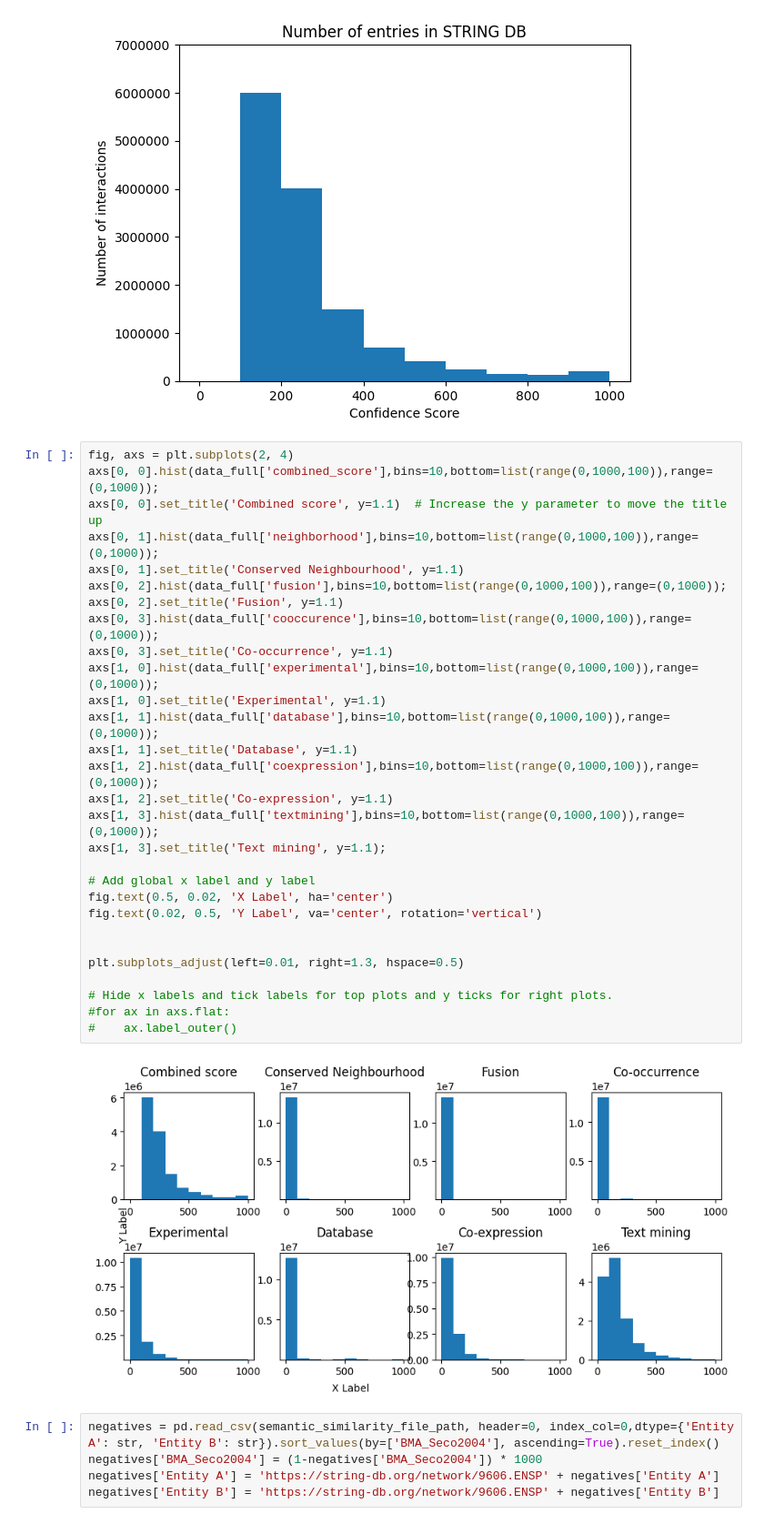
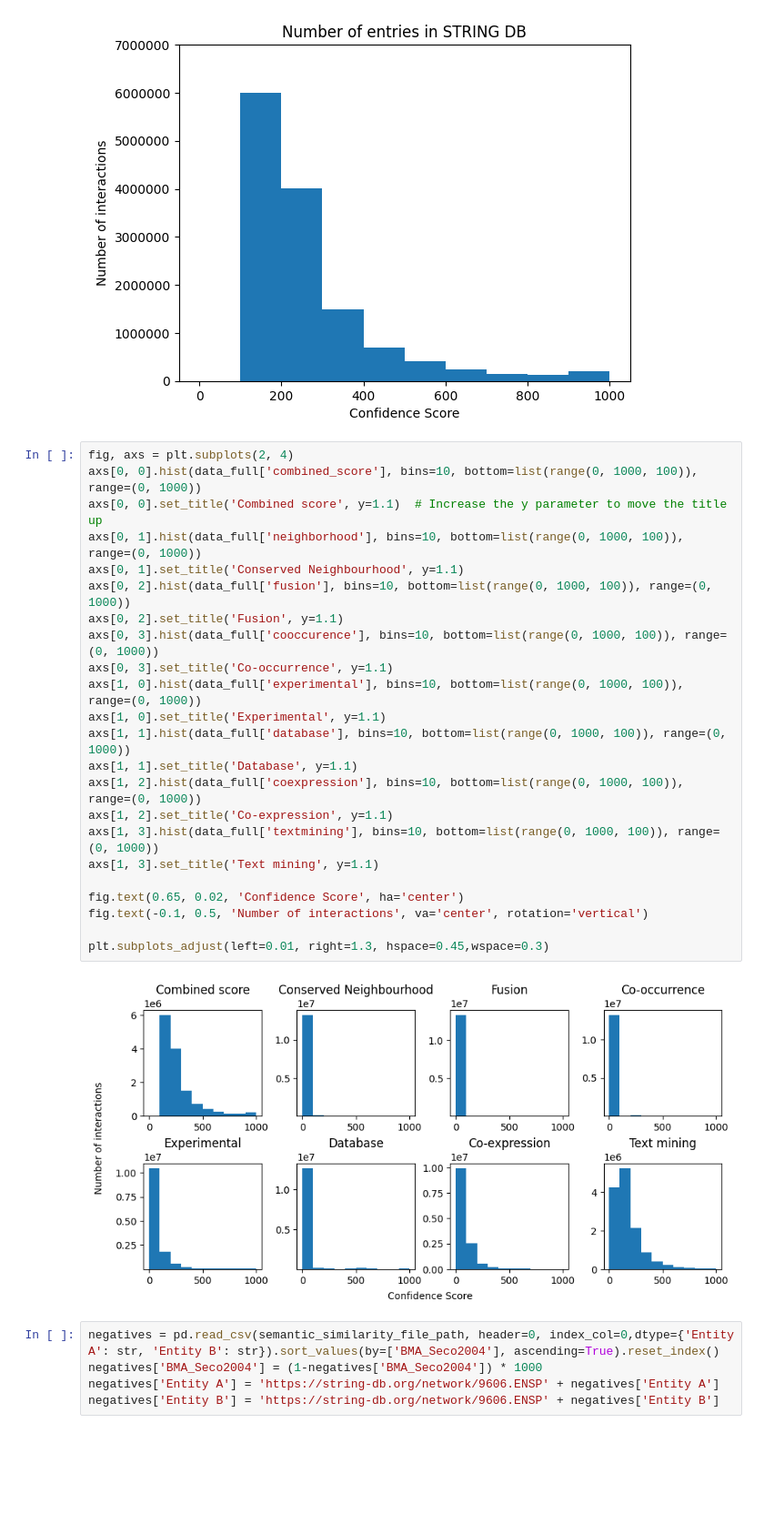
Before and after one commit to andre279m/UncertaintyInML, a Jupyter notebook: newerTest/test3_11.ipynb, the cells around one changed output. Shown at 91% size. Drawn from its saved outputs; the diff is of its cells as text; blank space fills up the shorter version.

Commit message:
plotting corrected

```diff
--- a/newerTest/test3_11.ipynb
+++ b/newerTest/test3_11.ipynb
@@ -92,35 +92,29 @@ plt.show()
 [figure]
 # %%
 fig, axs = plt.subplots(2, 4)
-axs[0, 0].hist(data_full['combined_score'],bins=10,bottom=list(range(0,1000,100)),range=(0,1000));
+axs[0, 0].hist(data_full['combined_score'], bins=10, bottom=list(range(0, 1000, 100)), range=(0, 1000))
 axs[0, 0].set_title('Combined score', y=1.1)  # Increase the y parameter to move the title up
-axs[0, 1].hist(data_full['neighborhood'],bins=10,bottom=list(range(0,1000,100)),range=(0,1000));
+axs[0, 1].hist(data_full['neighborhood'], bins=10, bottom=list(range(0, 1000, 100)), range=(0, 1000))
 axs[0, 1].set_title('Conserved Neighbourhood', y=1.1)
-axs[0, 2].hist(data_full['fusion'],bins=10,bottom=list(range(0,1000,100)),range=(0,1000));
+axs[0, 2].hist(data_full['fusion'], bins=10, bottom=list(range(0, 1000, 100)), range=(0, 1000))
 axs[0, 2].set_title('Fusion', y=1.1)
-axs[0, 3].hist(data_full['cooccurence'],bins=10,bottom=list(range(0,1000,100)),range=(0,1000));
+axs[0, 3].hist(data_full['cooccurence'], bins=10, bottom=list(range(0, 1000, 100)), range=(0, 1000))
 axs[0, 3].set_title('Co-occurrence', y=1.1)
-axs[1, 0].hist(data_full['experimental'],bins=10,bottom=list(range(0,1000,100)),range=(0,1000));
+axs[1, 0].hist(data_full['experimental'], bins=10, bottom=list(range(0, 1000, 100)), range=(0, 1000))
 axs[1, 0].set_title('Experimental', y=1.1)
-axs[1, 1].hist(data_full['database'],bins=10,bottom=list(range(0,1000,100)),range=(0,1000));
+axs[1, 1].hist(data_full['database'], bins=10, bottom=list(range(0, 1000, 100)), range=(0, 1000))
 axs[1, 1].set_title('Database', y=1.1)
-axs[1, 2].hist(data_full['coexpression'],bins=10,bottom=list(range(0,1000,100)),range=(0,1000));
+axs[1, 2].hist(data_full['coexpression'], bins=10, bottom=list(range(0, 1000, 100)), range=(0, 1000))
 axs[1, 2].set_title('Co-expression', y=1.1)
-axs[1, 3].hist(data_full['textmining'],bins=10,bottom=list(range(0,1000,100)),range=(0,1000));
-axs[1, 3].set_title('Text mining', y=1.1);
+axs[1, 3].hist(data_full['textmining'], bins=10, bottom=list(range(0, 1000, 100)), range=(0, 1000))
+axs[1, 3].set_title('Text mining', y=1.1)
 
-# Add global x label and y label
-fig.text(0.5, 0.02, 'X Label', ha='center')
-fig.text(0.02, 0.5, 'Y Label', va='center', rotation='vertical')
+fig.text(0.65, 0.02, 'Confidence Score', ha='center')
+fig.text(-0.1, 0.5, 'Number of interactions', va='center', rotation='vertical')
 
-
-plt.subplots_adjust(left=0.01, right=1.3, hspace=0.5)
-
-# Hide x labels and tick labels for top plots and y ticks for right plots.
-#for ax in axs.flat:
-#    ax.label_outer()
+plt.subplots_adjust(left=0.01, right=1.3, hspace=0.45,wspace=0.3)
 # %% [output]
-[figure, old version]
+[figure, new version]
 # %%
 negatives = pd.read_csv(semantic_similarity_file_path, header=0, index_col=0,dtype={'Entity A': str, 'Entity B': str}).sort_values(by=['BMA_Seco2004'], ascending=True).reset_index()
 negatives['BMA_Seco2004'] = (1-negatives['BMA_Seco2004']) * 1000
```
Also changed, not shown: parts of 2 cells of this notebook.
